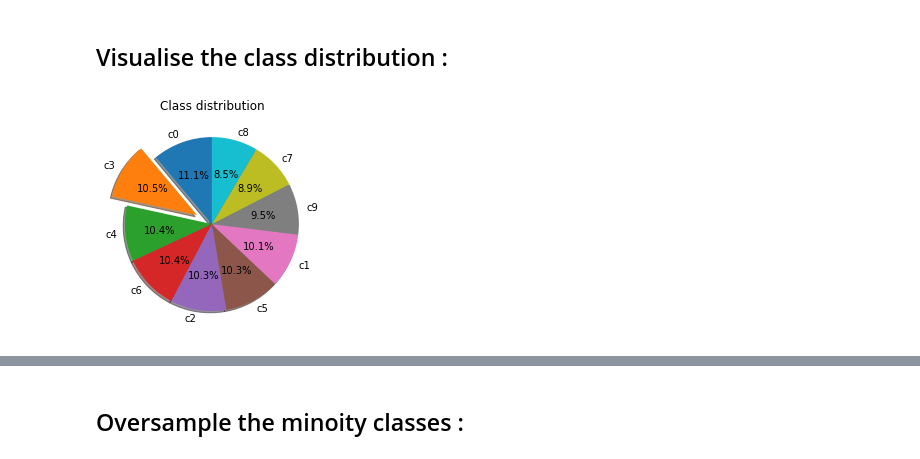
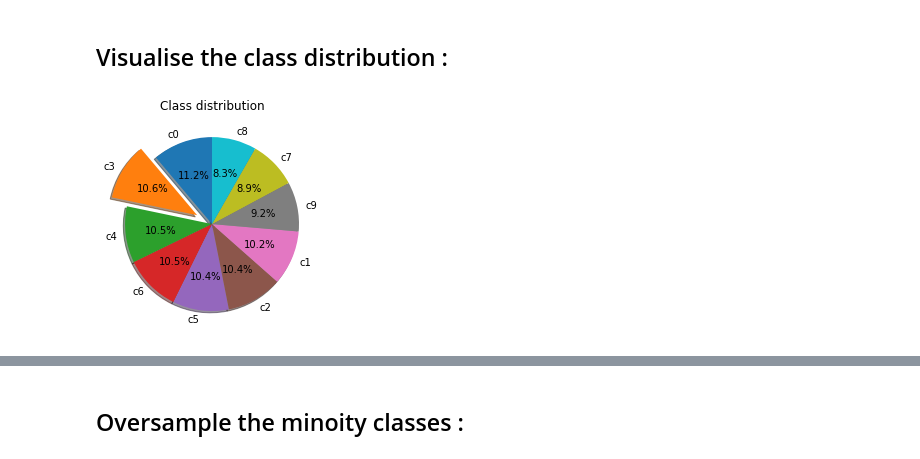
Before and after one commit to Mainakdeb/eyes-on-the-road, a Jupyter notebook: pre-process-data.ipynb, the cells around one changed output, grey strips where cells are left out. Cells and saved outputs as stored; diff of their text form; code cells hidden in the pictures.

```diff
--- a/pre-process-data.ipynb
+++ b/pre-process-data.ipynb
@@ -5,9 +4,9 @@ import matplotlib.pyplot as plt
 # %%
 local_csv_path='state-farm-distracted-driver-detection/driver_imgs_list.csv'
 kaggle_csv_path='../input/state-farm-distracted-driver-detection/driver_imgs_list.csv'
-df=pd.read_csv(local_csv_path)
-print(df.info())
-df
+df0=pd.read_csv(local_csv_path)
+print(df0.info())
+df0
 # %% [output]
 <class 'pandas.core.frame.DataFrame'>
 RangeIndex: 22424 entries, 0 to 22423
@@ -53,9 +49,14 @@ class_list = ['safe', 'text-R', 'talk on phone-R', 'text-L', 'talk on phone-L',
+# %%
+df_val = df0.iloc[22424-1000:22424]
+df= df0.iloc[0:22424-1000]
 # %%
 dt = (dict(df["classname"].value_counts()))
 # %% [markdown]
 ## Visualise the class distribution :
 # %%
-def plot_dict_pie(dictionary):
+def plot_dict_pie(df):
+    dt = (dict(df["classname"].value_counts()))
+    dictionary=dt
     slices = list(dictionary.values())
     activities = list(dictionary.keys())
     plt.pie(slices,
@@ -67,7 +68,7 @@ def plot_dict_pie(dictionary):
 
     plt.title('Class distribution')
     plt.show()
-
-plot_dict_pie(dt)
-# %% [output]
-[figure, removed]
+# %%
+plot_dict_pie(df)
+# %% [output]
+[figure, added]
```
Also changed, not shown: parts of 7 cells of this notebook.
